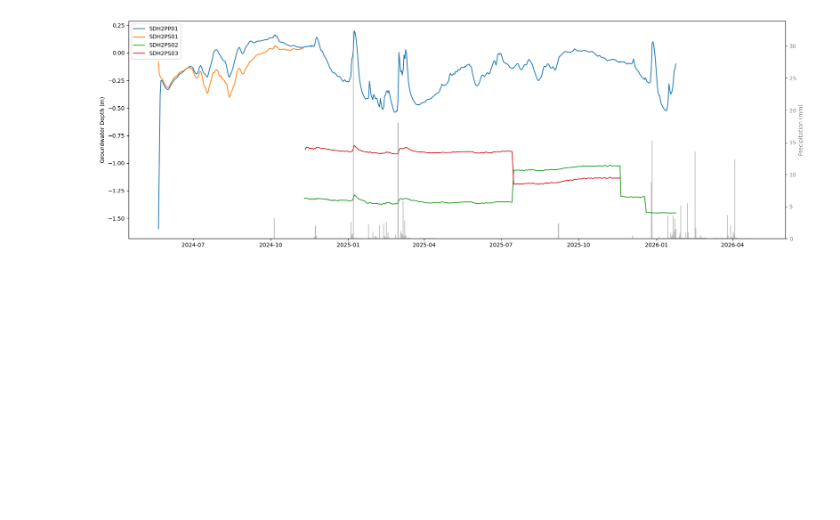
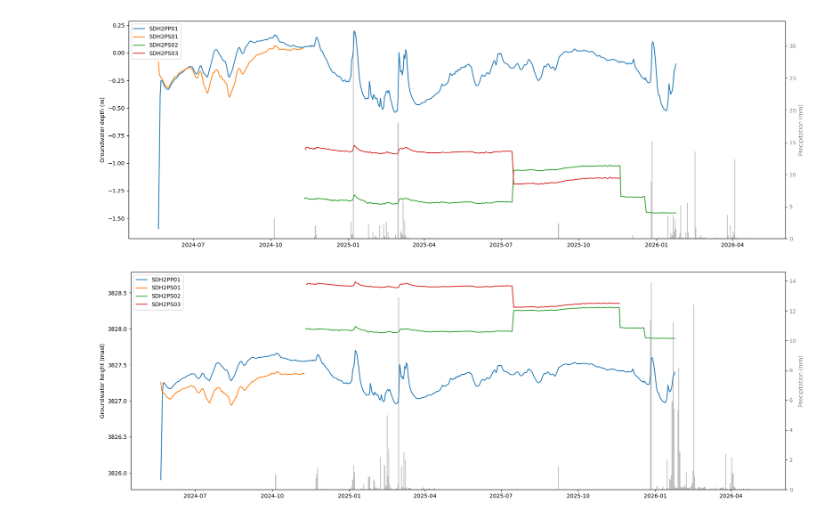
Before and after one commit to pibonacic/groundwater-remote-sensing, a Jupyter notebook: code/wells-exploration.ipynb, the cells around one changed output. Saved outputs shown, nothing was run; the diff lists cells and outputs as text; code cells hidden in the pictures; blank space fills up the shorter version.

```diff
--- a/code/wells-exploration.ipynb
+++ b/code/wells-exploration.ipynb
@@ -112,3 +112,32 @@ plt.tight_layout()
 plt.show()
 # %% [output]
 [figure]
+# %%
+# Extract gw level data
+wells2 = insitu_df2[['SDH2PP01_gw-level_masl', 'SDH2PS01_gw-level_masl', 'SDH2PS02_gw-level_masl', 'SDH2PS03_gw-level_masl']]
+
+# Extract precipitation data
+precipitation2 = insitu_df2['ATMOS41_precipitation_mm']
+
+# Figure
+fig, ax1 = plt.subplots(figsize=(18, 6))
+
+# Configure primary y axis
+ax1.plot(wells2.index, wells2['SDH2PP01_gw-level_masl'], label='SDH2PP01')
+ax1.plot(wells2.index, wells2['SDH2PS01_gw-level_masl'], label='SDH2PS01')
+ax1.plot(wells2.index, wells2['SDH2PS02_gw-level_masl'], label='SDH2PS02')
+ax1.plot(wells2.index, wells2['SDH2PS03_gw-level_masl'], label='SDH2PS03')
+
+ax1.set_ylabel('Groundwater height (masl)')
+ax1.legend(loc='upper left')
+
+# Configure secondary y axis
+ax2 = ax1.twinx()
+ax2.bar(precipitation1.index, precipitation1, width=1, color='gray', alpha=0.5, label='Precipitation (mm)')
+ax2.set_ylabel('Precipitation (mm)', color='gray')
+ax2.tick_params(axis='y', labelcolor='gray')
+
+plt.tight_layout()
+plt.show()
+# %% [output]
+[figure, added]
```
Also changed, not shown: parts of 3 cells of this notebook, 5 other files.
